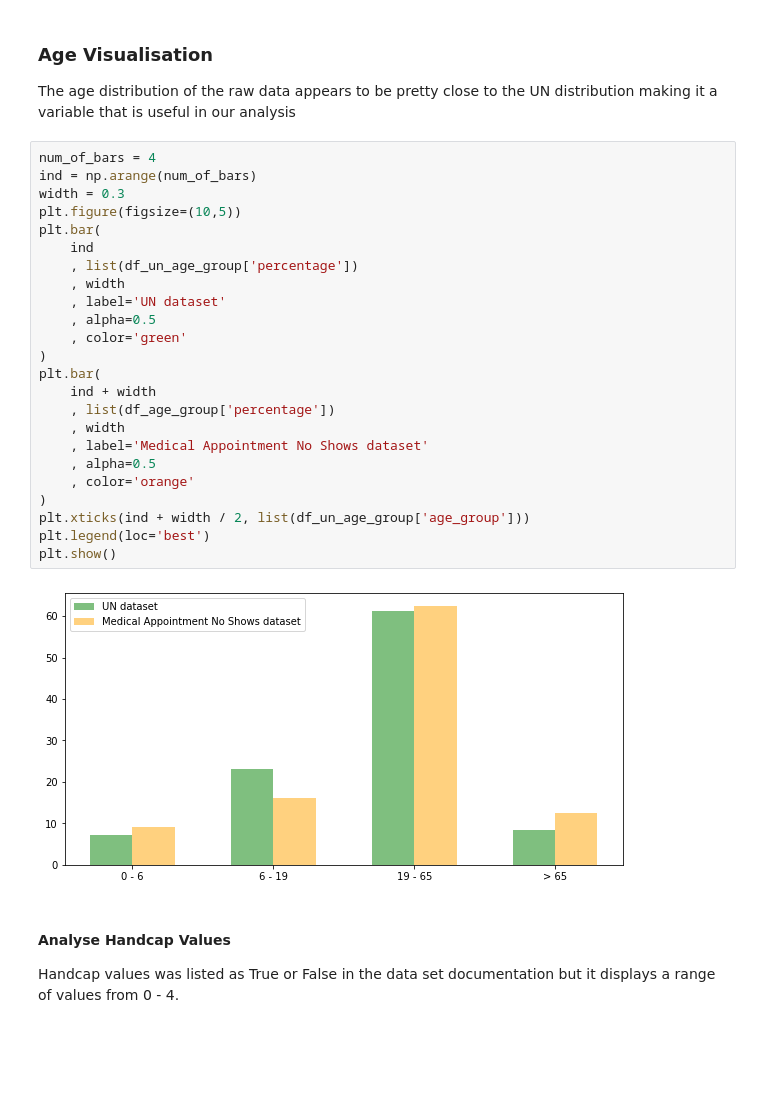
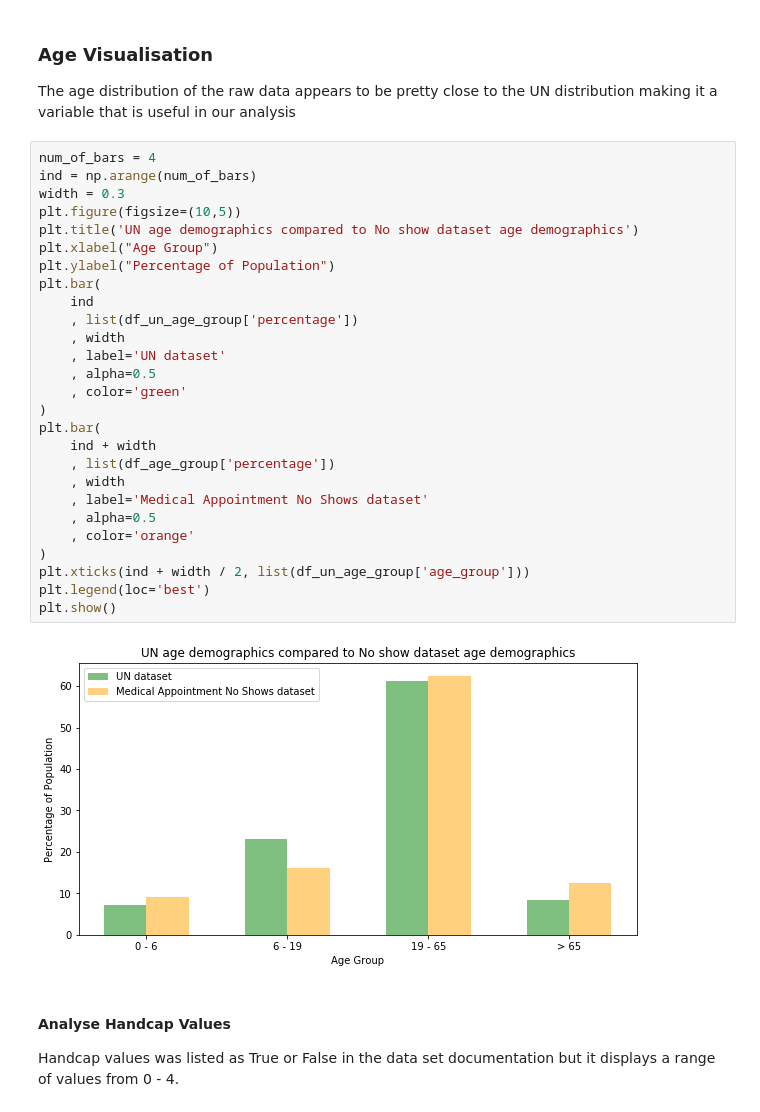
Before and after one commit to seetdev/dand-p2, a Jupyter notebook: Investigate_a_Dataset.ipynb, the cells around one changed output. Drawn from its saved outputs; the diff is of its cells as text; blank space fills up the shorter version.

```diff
--- a/Investigate_a_Dataset.ipynb
+++ b/Investigate_a_Dataset.ipynb
@@ -483,29 +497,32 @@ The age distribution of the raw data appears to be pretty close to the UN distri
 # %%
 num_of_bars = 4
 ind = np.arange(num_of_bars)
 width = 0.3
 plt.figure(figsize=(10,5))
+plt.title('UN age demographics compared to No show dataset age demographics')
+plt.xlabel("Age Group")
+plt.ylabel("Percentage of Population")
 plt.bar(
     ind
     , list(df_un_age_group['percentage'])
     , width
     , label='UN dataset'
     , alpha=0.5
     , color='green'
 )
 plt.bar(
     ind + width
     , list(df_age_group['percentage'])
     , width
     , label='Medical Appointment No Shows dataset'
     , alpha=0.5
     , color='orange'
 )
 plt.xticks(ind + width / 2, list(df_un_age_group['age_group']))
 plt.legend(loc='best')
 plt.show()
 # %% [output]
-[figure, old version]
+[figure, new version]
 # %% [markdown]
 #### Analyse Handcap Values
 
```
Also changed, not shown: parts of 39 cells of this notebook, 1 other file.
